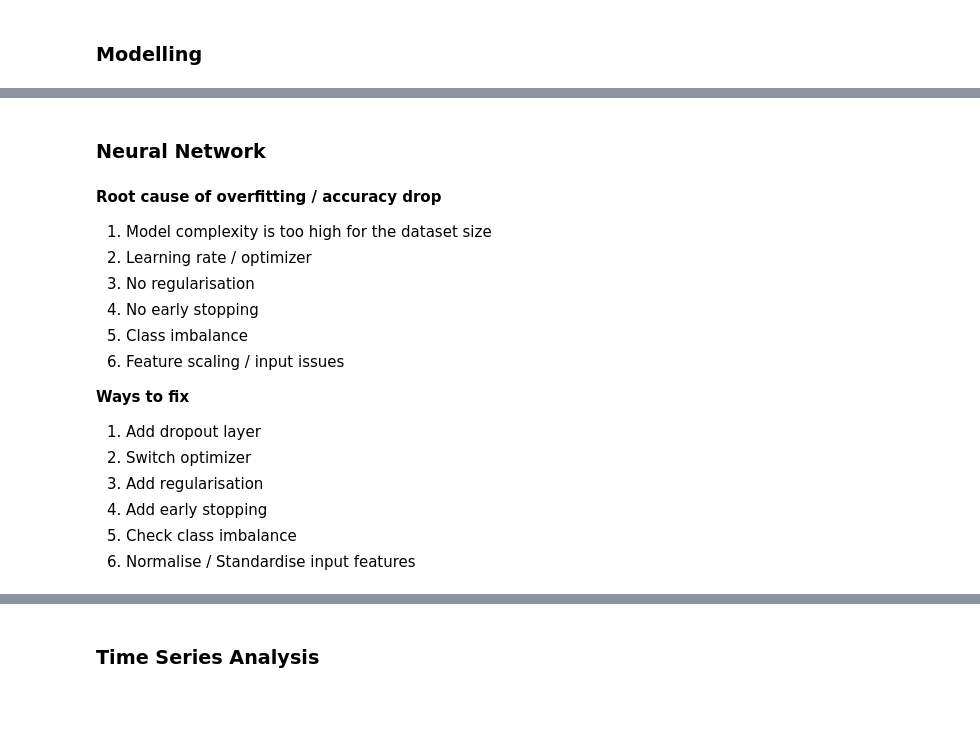
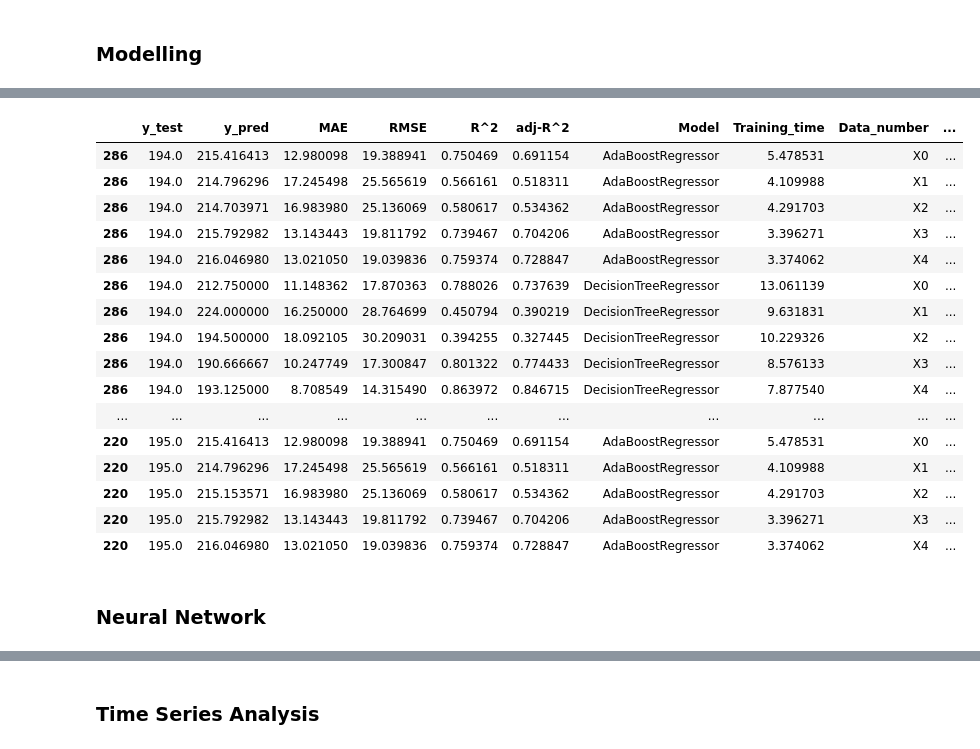
Before and after one commit to somnio-kimm/electricity_consumption_prediction, a Jupyter notebook: electricity_consumption_prediction.ipynb, the cells around one changed output, grey strips where cells are left out. Saved outputs shown, nothing was run; the diff lists cells and outputs as text; code cells hidden in the pictures; blank space fills up the shorter version.

Commit message:
stacking importance

```diff
--- a/electricity_consumption_prediction.ipynb
+++ b/electricity_consumption_prediction.ipynb
@@ -876,12 +680,0 @@ Training time: 383.64093017578125
-# %%
-# Ada
-hyperparams_ada = {'n_estimators': [30,50,100],
-				   'learning_rate': [0.001, 0.01, 0.1]}
-start_time = time.time()
-model_ada = GridSearchCV(estimator=AdaBoostRegressor(),
-						 param_grid=hyperparams_ada,
-						 cv=5)
-model_ada.fit(X_train,y_train)
-end_time = time.time()
-training_time_ada = end_time - start_time
-print(f'Training time: {training_time_ada}')
@@ -890,14 +680,0 @@ Training time: 4.555315017700195
-# %%
-# XGBRegressor
-hyperparams_xgb = {'n_estimators': [100, 300, 500],
-				   'learning_rate': [0.01, 0.05, 0.1],
-				   'max_depth': [3, 5, 7]}
-start_time = time.time()
-model_xgb = GridSearchCV(estimator=XGBRegressor(),
-						 param_grid=hyperparams_xgb,
-						 cv=5,
-						 verbose=0)
-model_xgb.fit(X_train,y_train)
-end_time = time.time()
-training_time_xgb = end_time - start_time
-print(f'Training time: {training_time_xgb}')
@@ -1160,4 +763,0 @@ Model_stack = pd.concat(all_model_results + all_stacking_results, ignore_index=T
-# %%
-evaluation=pd.concat([linear,result_model])
-evaluation=evaluation.sort_values(by=["y_test",'Model','Data_number'], ascending=[True,True,True])
-pd.options.display.float_format = '{:.2f}'.format
@@ -1241,18 +1021,33 @@ NameError: name 'model_lr' is not defined
+# %%
+#Model Result
+result_model=result_model.sort_values(by=["y_test",'Model','Data_number'], ascending=[True,True,True])
+
+#Stacking Result
+result_stack = result_stack.sort_values(by=["y_test",'Model','Data_number'], ascending=[True,True,True])
+
+#Total Result
+Model_stack = Model_stack.sort_values(by=["y_test",'Model','Data_number'], ascending=[True,True,True])
+# %%
+Model_stack.groupby(['Data_number','Model']).mean(numeric_only=True)
+
+Model_stack.head(35)
+# %% [output]
+|  | y_test | y_pred | MAE | RMSE | R^2 | adj-R^2 | Model | Training_time | Data_number | ... |
+| 286 | 194.0 | 215.416413 | 12.980098 | 19.388941 | 0.750469 | 0.691154 | AdaBoostRegressor | 5.478531 | X0 | ... |
+| 286 | 194.0 | 214.796296 | 17.245498 | 25.565619 | 0.566161 | 0.518311 | AdaBoostRegressor | 4.109988 | X1 | ... |
+| 286 | 194.0 | 214.703971 | 16.983980 | 25.136069 | 0.580617 | 0.534362 | AdaBoostRegressor | 4.291703 | X2 | ... |
+| 286 | 194.0 | 215.792982 | 13.143443 | 19.811792 | 0.739467 | 0.704206 | AdaBoostRegressor | 3.396271 | X3 | ... |
+| 286 | 194.0 | 216.046980 | 13.021050 | 19.039836 | 0.759374 | 0.728847 | AdaBoostRegressor | 3.374062 | X4 | ... |
+| 286 | 194.0 | 212.750000 | 11.148362 | 17.870363 | 0.788026 | 0.737639 | DecisionTreeRegressor | 13.061139 | X0 | ... |
+| 286 | 194.0 | 224.000000 | 16.250000 | 28.764699 | 0.450794 | 0.390219 | DecisionTreeRegressor | 9.631831 | X1 | ... |
+| 286 | 194.0 | 194.500000 | 18.092105 | 30.209031 | 0.394255 | 0.327445 | DecisionTreeRegressor | 10.229326 | X2 | ... |
+| 286 | 194.0 | 190.666667 | 10.247749 | 17.300847 | 0.801322 | 0.774433 | DecisionTreeRegressor | 8.576133 | X3 | ... |
+| 286 | 194.0 | 193.125000 | 8.708549 | 14.315490 | 0.863972 | 0.846715 | DecisionTreeRegressor | 7.877540 | X4 | ... |
+| ... | ... | ... | ... | ... | ... | ... | ... | ... | ... | ... |
+| 220 | 195.0 | 215.416413 | 12.980098 | 19.388941 | 0.750469 | 0.691154 | AdaBoostRegressor | 5.478531 | X0 | ... |
+| 220 | 195.0 | 214.796296 | 17.245498 | 25.565619 | 0.566161 | 0.518311 | AdaBoostRegressor | 4.109988 | X1 | ... |
+| 220 | 195.0 | 215.153571 | 16.983980 | 25.136069 | 0.580617 | 0.534362 | AdaBoostRegressor | 4.291703 | X2 | ... |
+| 220 | 195.0 | 215.792982 | 13.143443 | 19.811792 | 0.739467 | 0.704206 | AdaBoostRegressor | 3.396271 | X3 | ... |
+| 220 | 195.0 | 216.046980 | 13.021050 | 19.039836 | 0.759374 | 0.728847 | AdaBoostRegressor | 3.374062 | X4 | ... |
 # %% [markdown]
 ### **Neural Network**
-# %% [markdown]
-**Root cause of overfitting / accuracy drop**
-1. Model complexity is too high for the dataset size
-2. Learning rate / optimizer
-3. No regularisation
-4. No early stopping
-5. Class imbalance
-6. Feature scaling / input issues
-
-**Ways to fix**
-1. Add dropout layer
-2. Switch optimizer
-3. Add regularisation
-4. Add early stopping
-5. Check class imbalance
-6. Normalise / Standardise input features
```
Also changed, not shown: parts of 82 cells of this notebook, 11 other files.
